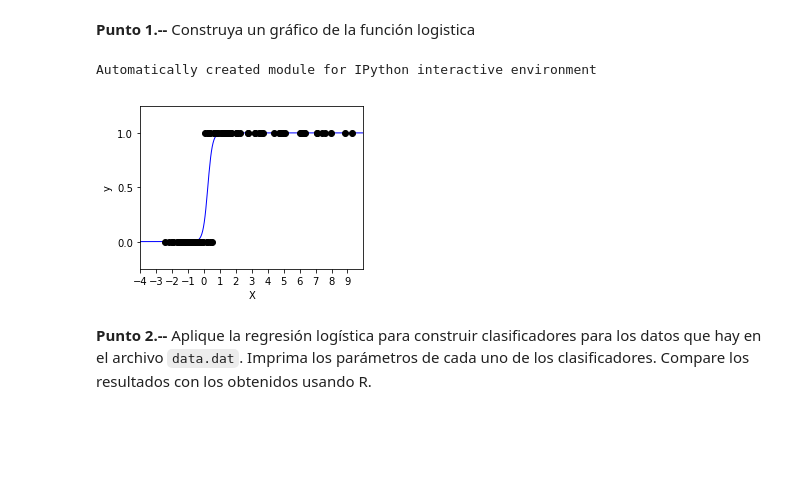
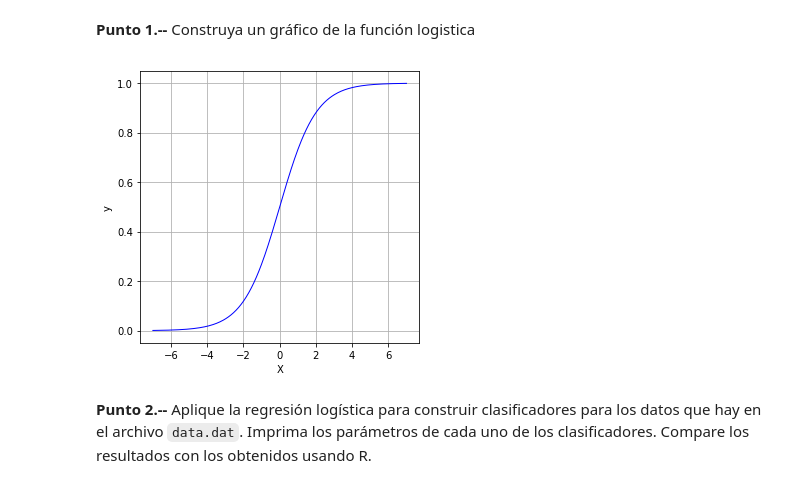
Before and after one commit to hagarciag/machine-learning, a Jupyter notebook: Tarea-IPy-01-regresion-logistica.ipynb, the cells around one changed output. Drawn from its saved outputs; the diff is of its cells as text; code cells hidden in the pictures; blank space fills up the shorter version.

```diff
--- a/Tarea-IPy-01-regresion-logistica.ipynb
+++ b/Tarea-IPy-01-regresion-logistica.ipynb
@@ -4,61 +4,27 @@
 Esta tarea debe ser realizada en Python.
 # %% [markdown]
 **Punto 1.--** Construya un gráfico de la función logistica
-# %%
-print(__doc__)
-
-
-# Code source: Gael Varoquaux
-# License: BSD 3 clause
-
-import numpy as np
-import matplotlib.pyplot as plt
-
-from sklearn import linear_model
-
-# this is our test set, it's just a straight line with some
-# Gaussian noise
-xmin, xmax = -5, 5
-n_samples = 100
-np.random.seed(0)
-X = np.random.normal(size=n_samples)
-y = (X > 0).astype(np.float)
-X[X > 0] *= 4
-X += .3 * np.random.normal(size=n_samples)
-
-X = X[:, np.newaxis]
-# run the classifier
-clf = linear_model.LogisticRegression(C=1e5)
-clf.fit(X, y)
-
-# and plot the result
-plt.figure(1, figsize=(4, 3))
-plt.clf()
-plt.scatter(X.ravel(), y, color='black', zorder=20)
-X_test = np.linspace(-5, 10, 300)
-
-
-def model(x):
-    return 1 / (1 + np.exp(-x))
-loss = model(X_test * clf.coef_ + clf.intercept_).ravel()
-plt.plot(X_test, loss, color='blue', linewidth=1)
-
-ols = linear_model.LinearRegression()
-#ols.fit(X, y)
-#plt.plot(X_test, ols.coef_ * X_test + ols.intercept_, linewidth=1)
-#plt.axhline(.5, color='.5')
-
-plt.ylabel('y')
-plt.xlabel('X')
-plt.xticks(range(-5, 10))
-plt.yticks([0, 0.5, 1])
-plt.ylim(-.25, 1.25)
-plt.xlim(-4, 10)
-#plt.legend(('Logistic Regression Model'),           loc="lower right", fontsize='small')
-plt.show()
-# %% [output]
-Automatically created module for IPython interactive environment
-[figure, removed]
+# %%
+import numpy as np
+import matplotlib.pyplot as plt
+
+plt.figure(1, figsize=(5, 5))
+plt.clf()
+
+X_test = np.linspace(-7, 7, 300)
+
+def model(x):
+    return 1 / (1 + np.exp(-x))
+loss = model(X_test)
+plt.plot(X_test, loss, color='blue', linewidth=1)
+
+plt.ylabel('y')
+plt.xlabel('X')
+
+plt.grid()
+plt.show()
+# %% [output]
+[figure, added]
 # %% [markdown]
 **Punto 2.--** Aplique la regresión logística para construir clasificadores para los datos que hay en el archivo `data.dat`. Imprima los parámetros de cada uno de los clasificadores. Compare los resultados con los obtenidos usando R.
 # %%
```
Also changed, not shown: parts of 3 cells of this notebook, 1 other file.
